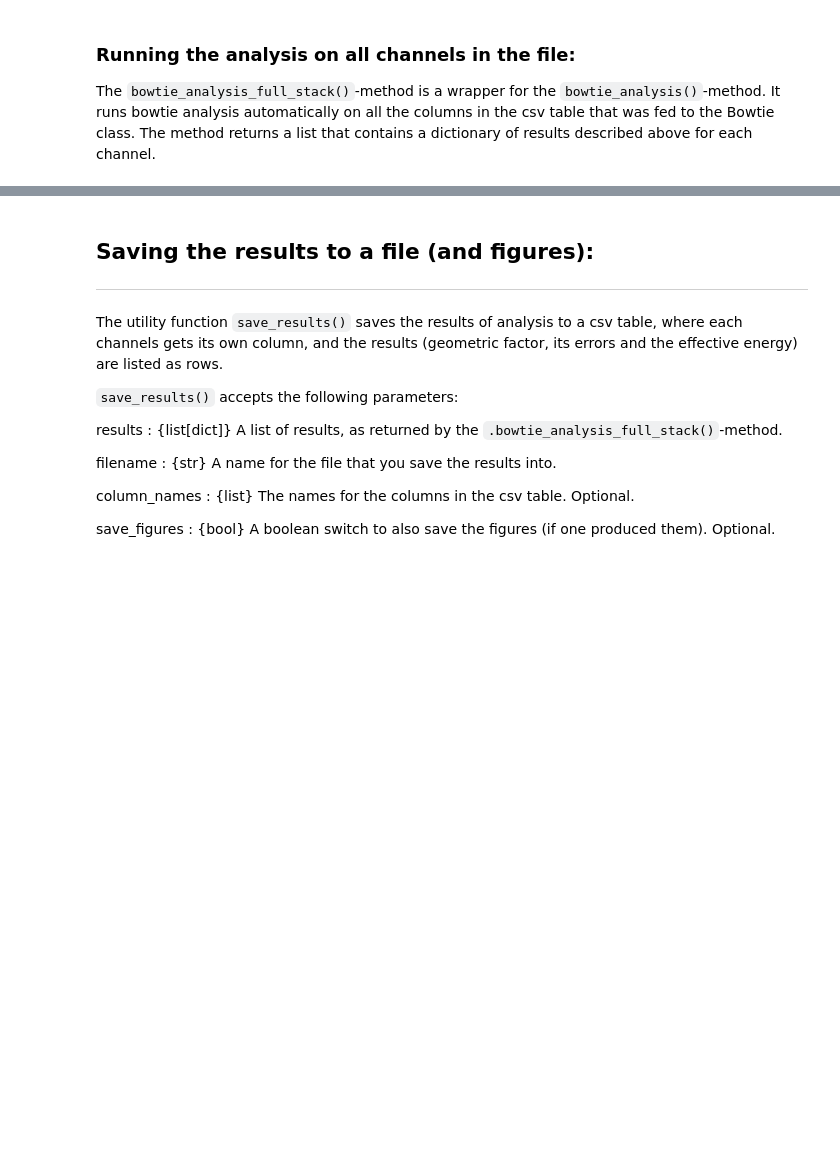
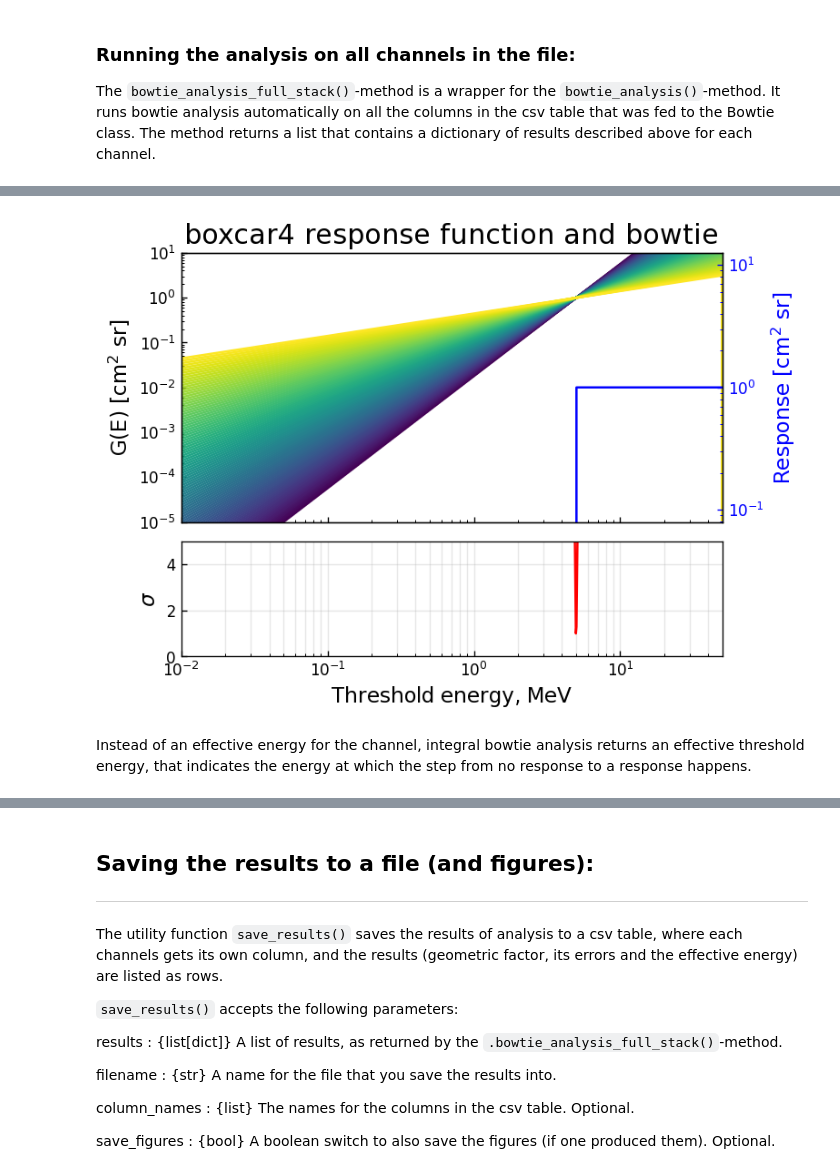
Before and after one commit to jgieseler/bowtie, a Jupyter notebook: bowtie_example.ipynb, the cells around one changed output, grey strips where cells are left out. Drawn from its saved outputs; the diff is of its cells as text; code cells hidden in the pictures; blank space fills up the shorter version.

Commit message:
Implemented integral bowtie option. Changed 'boxcar4' in the example notebook to a Heaviside step, to help with integral bowtie illustration.

```diff
--- a/bowtie_example.ipynb
+++ b/bowtie_example.ipynb
@@ -194,0 +202,10 @@ all_channels_results = bowtie.bowtie_analysis_full_stack(spectra=spectra, plot=p
+# %%
+channel = "boxcar4"
+integral_bowtie = True
+
+b4_results = bowtie.bowtie_analysis(channel=channel, spectra=spectra,
+                                    plot=produce_plot, integral_bowtie=integral_bowtie)
+# %% [output]
+[figure, added]
+# %% [markdown]
+Instead of an effective energy for the channel, integral bowtie analysis returns an effective threshold energy, that indicates the energy at which the step from no response to a response happens.
```
Also changed, not shown: parts of 11 cells of this notebook, 3 other files.
